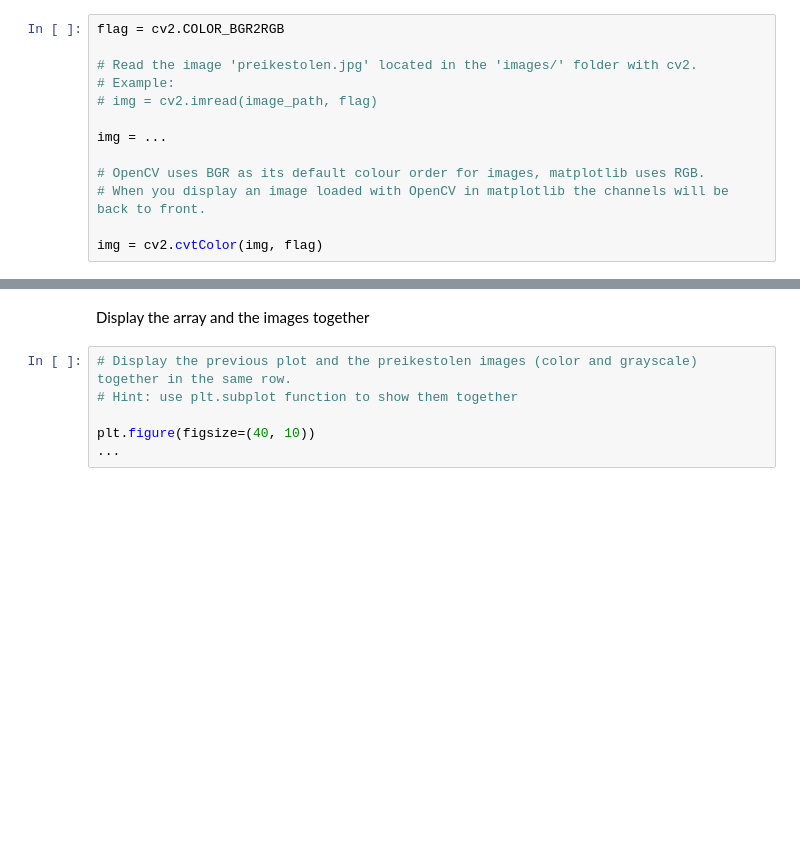
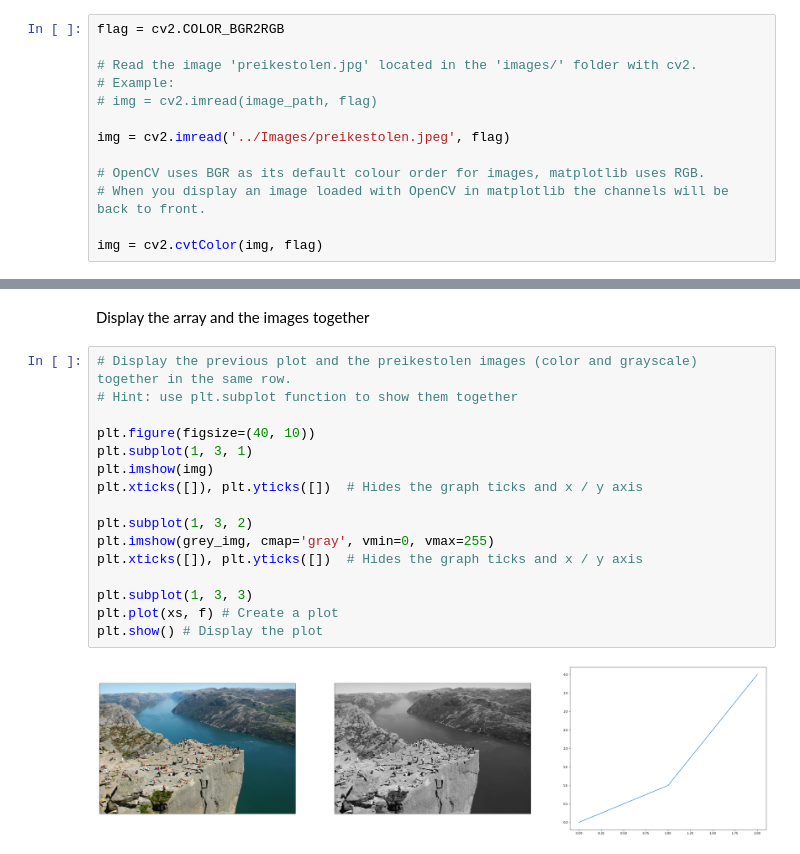
Before and after one commit to YohannesDK/ELE510, a Jupyter notebook: PreLab/test_environment.ipynb, the cells around one changed output, grey strips where cells are left out. Saved outputs shown, nothing was run; the diff lists cells and outputs as text; blank space fills up the shorter version.

```diff
--- a/PreLab/test_environment.ipynb
+++ b/PreLab/test_environment.ipynb
@@ -75,7 +84,7 @@ flag = cv2.COLOR_BGR2RGB
 # Example:
 # img = cv2.imread(image_path, flag)
 
-img = ...
+img = cv2.imread('../Images/preikestolen.jpeg', flag)
 
 # OpenCV uses BGR as its default colour order for images, matplotlib uses RGB.
 # When you display an image loaded with OpenCV in matplotlib the channels will be back to front.
@@ -147,6 +169,18 @@ Display the array and the images together
 # %%
 # Display the previous plot and the preikestolen images (color and grayscale) together in the same row.
 # Hint: use plt.subplot function to show them together
 
 plt.figure(figsize=(40, 10))
-...
+plt.subplot(1, 3, 1)
+plt.imshow(img)
+plt.xticks([]), plt.yticks([])  # Hides the graph ticks and x / y axis
+
+plt.subplot(1, 3, 2)
+plt.imshow(grey_img, cmap='gray', vmin=0, vmax=255)
+plt.xticks([]), plt.yticks([])  # Hides the graph ticks and x / y axis
+
+plt.subplot(1, 3, 3)
+plt.plot(xs, f) # Create a plot
+plt.show() # Display the plot
+# %% [output]
+[figure, added]
```
Also changed, not shown: parts of 8 cells of this notebook, 4 other files.
